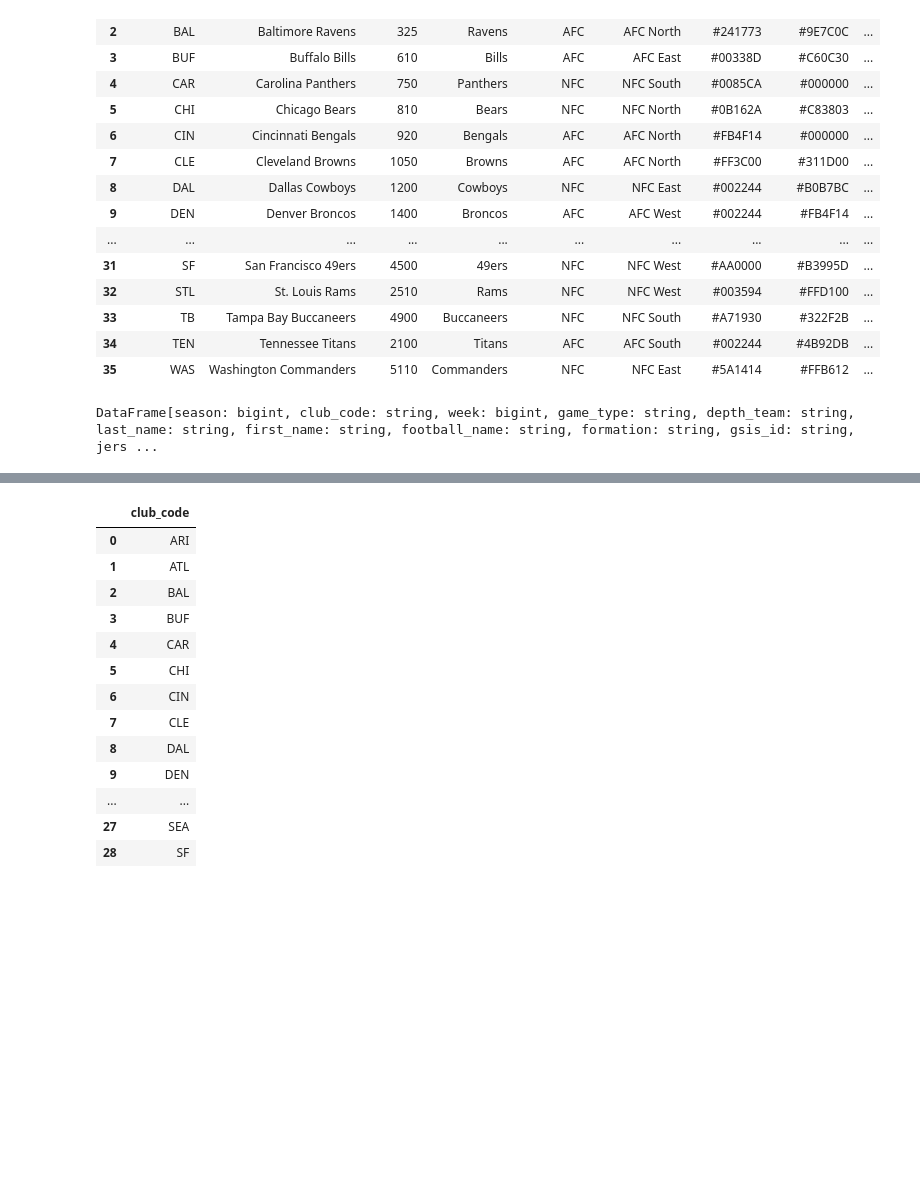
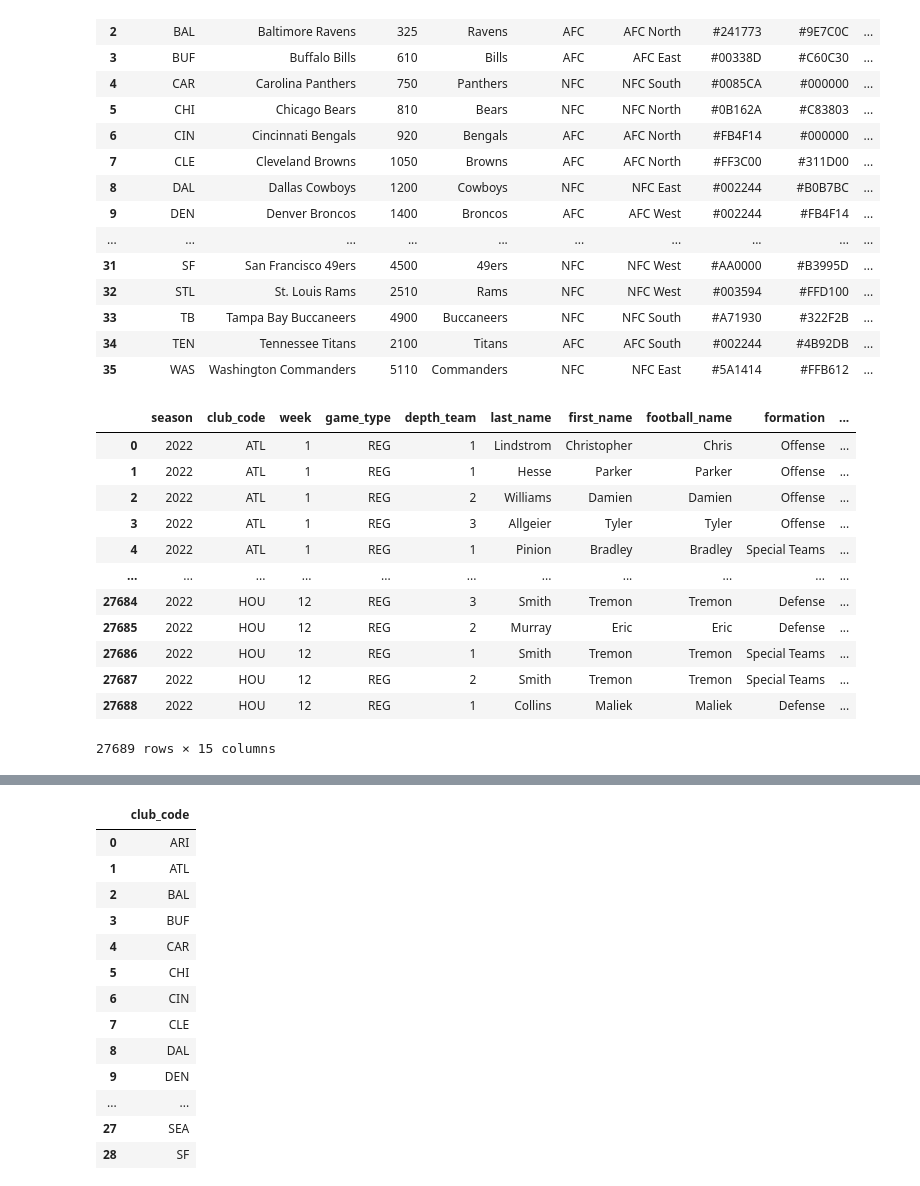
Before and after one commit to osherboudara99/NFL_Stats_Project, a Jupyter notebook: NFL_Project.ipynb, the cells around one changed output, grey strips where cells are left out. Saved outputs shown, nothing was run; the diff lists cells and outputs as text; code cells hidden in the pictures; blank space fills up the shorter version.

```diff
--- a/NFL_Project.ipynb
+++ b/NFL_Project.ipynb
@@ -48,8 +54,20 @@ teams = spark.createDataFrame(teams.drop(['team_color3', 'team_color4'], axis=1)
 # %%
 players = spark.createDataFrame(df)
 # %%
-players
+df
 # %% [output]
+|  | season | club_code | week | game_type | depth_team | last_name | first_name | football_name | formation | ... |
+| 0 | 2022 | ATL | 1 | REG | 1 | Lindstrom | Christopher | Chris | Offense | ... |
+| 1 | 2022 | ATL | 1 | REG | 1 | Hesse | Parker | Parker | Offense | ... |
+| 2 | 2022 | ATL | 1 | REG | 2 | Williams | Damien | Damien | Offense | ... |
+| 3 | 2022 | ATL | 1 | REG | 3 | Allgeier | Tyler | Tyler | Offense | ... |
+| 4 | 2022 | ATL | 1 | REG | 1 | Pinion | Bradley | Bradley | Special Teams | ... |
+| ... | ... | ... | ... | ... | ... | ... | ... | ... | ... | ... |
+| 27684 | 2022 | HOU | 12 | REG | 3 | Smith | Tremon | Tremon | Defense | ... |
+| 27685 | 2022 | HOU | 12 | REG | 2 | Murray | Eric | Eric | Defense | ... |
+| 27686 | 2022 | HOU | 12 | REG | 1 | Smith | Tremon | Tremon | Special Teams | ... |
+| 27687 | 2022 | HOU | 12 | REG | 2 | Smith | Tremon | Tremon | Special Teams | ... |
+| 27688 | 2022 | HOU | 12 | REG | 1 | Collins | Maliek | Maliek | Defense | ... |
-DataFrame[season: bigint, club_code: string, week: bigint, game_type: string, depth_team: string, last_name: string, first_name: string, football_name: string, formation: string, gsis_id: string, jers ...
+27689 rows × 15 columns
 # %%
 teams_and_players = players.join(teams, players.club_code == teams.team_abbr, how='inner')
```
Also changed, not shown: parts of 9 cells of this notebook.
